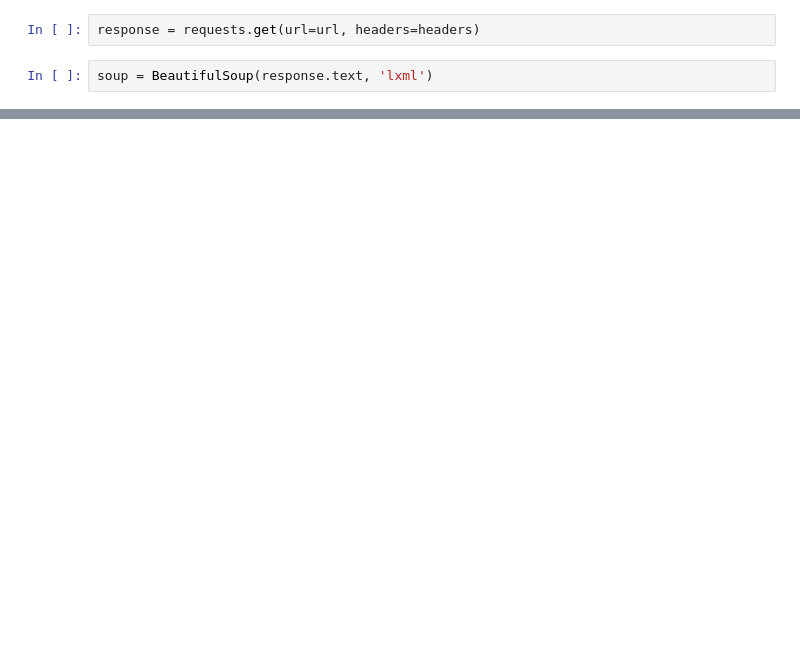
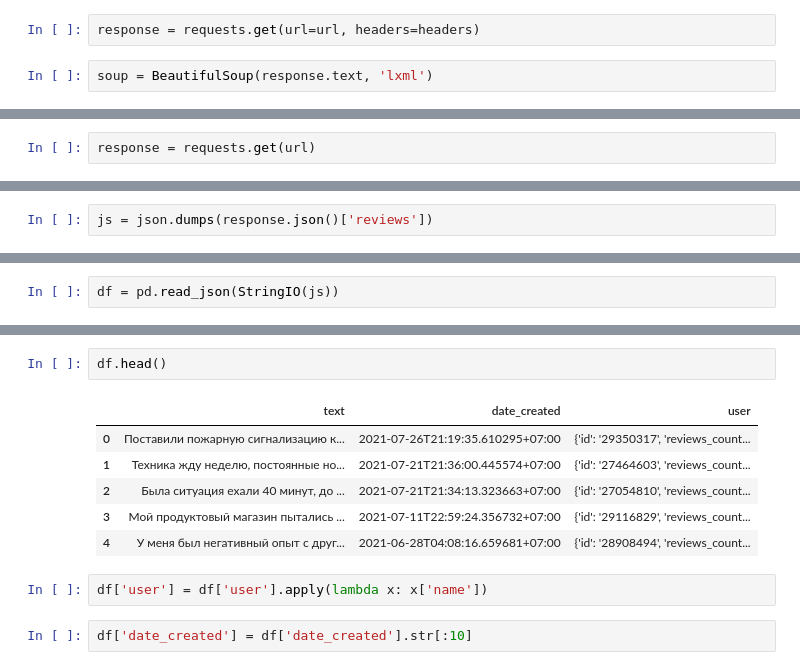
Before and after one commit to mirage-deadline/RevTaking, a Jupyter notebook: Untitled.ipynb, the cells around one changed output, grey strips where cells are left out. Cells and saved outputs as stored; diff of their text form; blank space fills up the shorter version.

```diff
--- a/Untitled.ipynb
+++ b/Untitled.ipynb
@@ -203,0 +47,2 @@ response.text
+# %%
+response = requests.get(url)
@@ -203,0 +51,2 @@ response.text
+# %%
+js = json.dumps(response.json()['reviews'])
@@ -203,0 +56,2 @@ response.text
+# %%
+df = pd.read_json(StringIO(js))
@@ -203,0 +89,13 @@ response.text
+# %%
+df.head()
+# %% [output]
+|  | text | date_created | user |
+| 0 | Поставили пожарную сигнализацию к... | 2021-07-26T21:19:35.610295+07:00 | {'id': '29350317', 'reviews_count... |
+| 1 | Техника жду неделю, постоянные но... | 2021-07-21T21:36:00.445574+07:00 | {'id': '27464603', 'reviews_count... |
+| 2 | Была ситуация ехали 40 минут, до ... | 2021-07-21T21:34:13.323663+07:00 | {'id': '27054810', 'reviews_count... |
+| 3 | Мой продуктовый магазин пытались ... | 2021-07-11T22:59:24.356732+07:00 | {'id': '29116829', 'reviews_count... |
+| 4 | У меня был негативный опыт с друг... | 2021-06-28T04:08:16.659681+07:00 | {'id': '28908494', 'reviews_count... |
+# %%
+df['user'] = df['user'].apply(lambda x: x['name'])
+# %%
+df['date_created'] = df['date_created'].str[:10]
```
Also changed, not shown: parts of 38 cells of this notebook, 31 other files.
